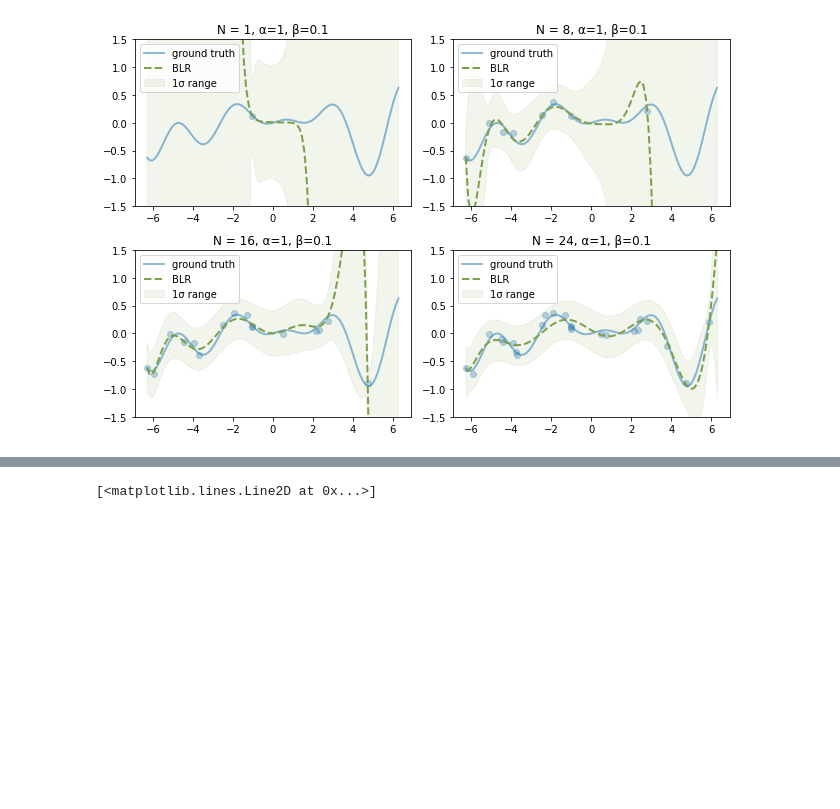
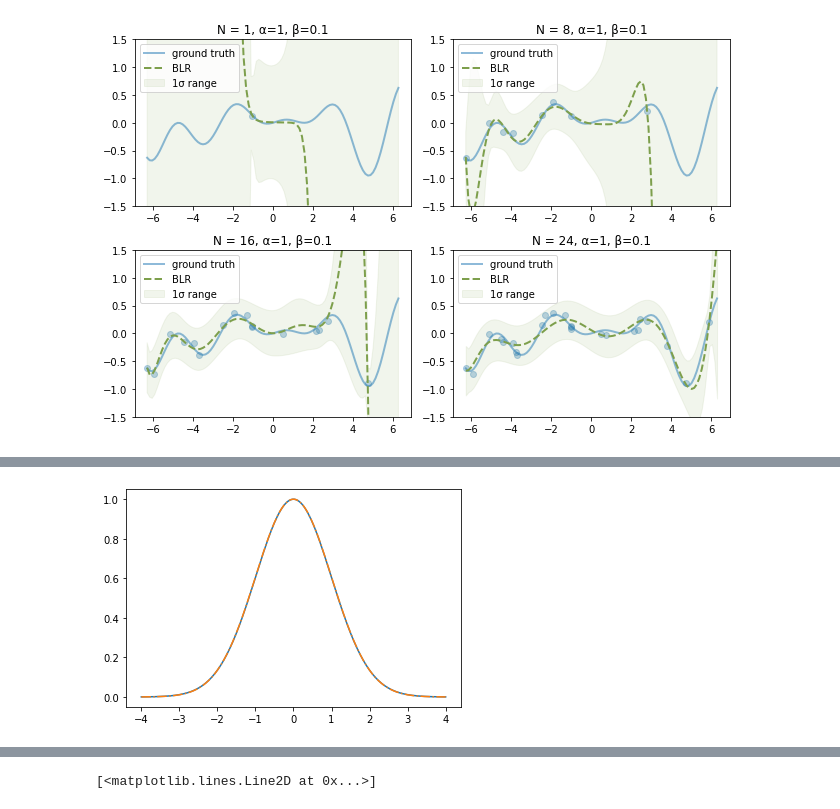
Before and after one commit to h16ki/ising, a Jupyter notebook: src/bayes.ipynb, the cells around one changed output, grey strips where cells are left out. Saved outputs shown, nothing was run; the diff lists cells and outputs as text; code cells hidden in the pictures; blank space fills up the shorter version.

```diff
--- a/src/bayes.ipynb
+++ b/src/bayes.ipynb
@@ -690,3 +715,20 @@ where $\Phi_{in}$ is the design matrix.
+# %%
+import numpy as np
+import scipy as sp
+import matplotlib.pyplot as plt
+
+def matern(nu, x, theta):
+    r = np.sqrt(2*nu) * np.abs(x) / theta
+    return 2**(1-nu) / sp.special.gamma(nu) * r**nu * sp.special.kv(nu, r)
+
+
+psuedo_infinity = 100
+x = np.linspace(-4, 4, 200)
+for n in [psuedo_infinity]:
+    plt.plot(x, matern(n, x, 1))
+    plt.plot(x, np.exp(-x**2/2), linestyle="-.")
+# %% [output]
+[figure, added]
 # %%
 def rbf(x, y, alpha=1, beta=1):
     z = x - y
```
Also changed, not shown: parts of 9 cells of this notebook, 5 other files.
